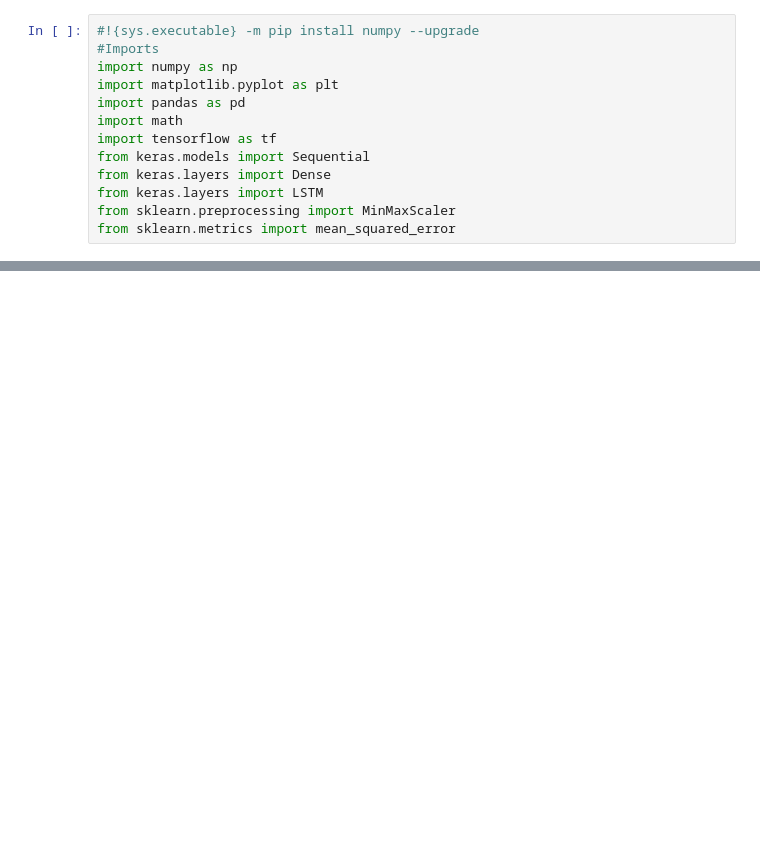
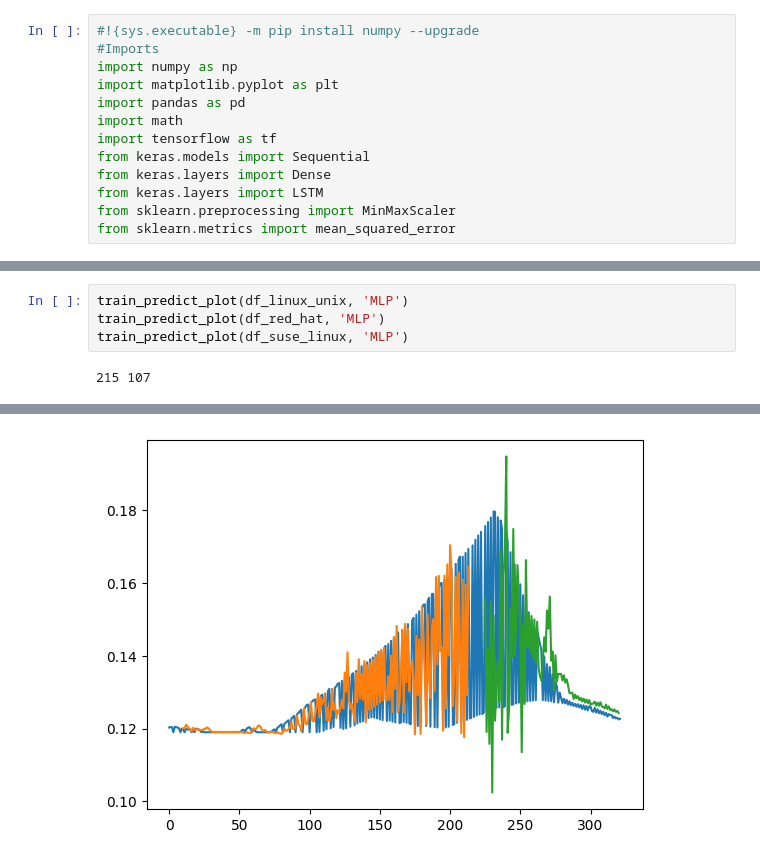
Before and after one commit to sberdine77/LSTM-aws-spot-price, a Jupyter notebook: notebook/LSTM_aws_spot_price.ipynb, the cells around one changed output, grey strips where cells are left out. Drawn from its saved outputs; the diff is of its cells as text; blank space fills up the shorter version.

```diff
--- a/notebook/LSTM_aws_spot_price.ipynb
+++ b/notebook/LSTM_aws_spot_price.ipynb
@@ -172,0 +195,6 @@ plt.show()
+# %%
+train_predict_plot(df_linux_unix, 'MLP')
+train_predict_plot(df_red_hat, 'MLP')
+train_predict_plot(df_suse_linux, 'MLP')
+# %% [output]
+215 107
@@ -172,0 +210 @@ plt.show()
+[figure, added]
```
Also changed, not shown: parts of 13 cells of this notebook, 3 other files.
